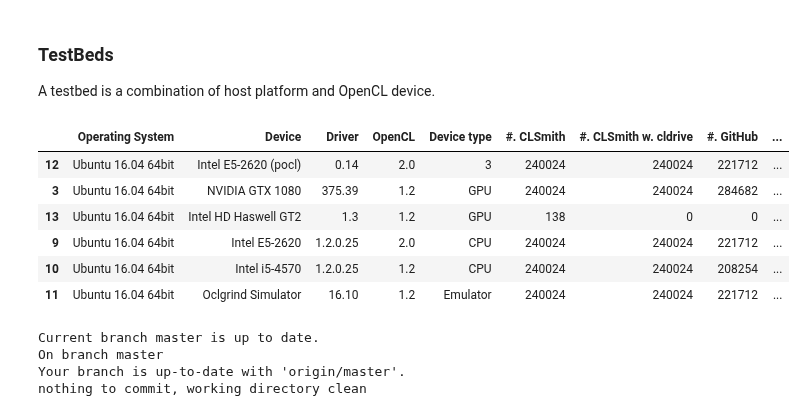
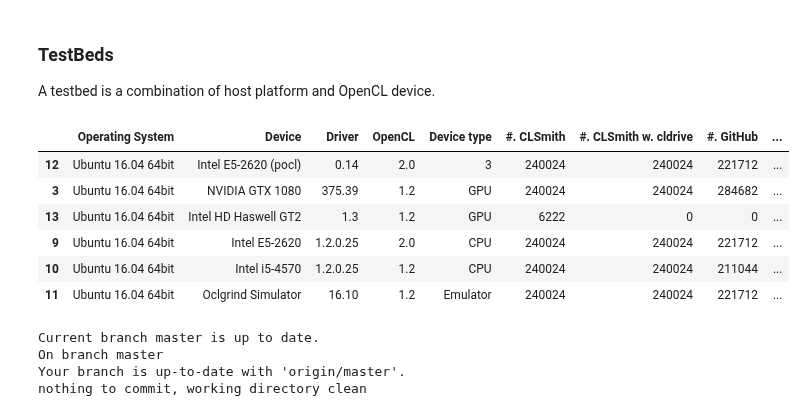
Before and after one commit to ChrisCummins/phd, a Jupyter notebook: difftest/Difftest Results.ipynb, the cells around one changed output. Saved outputs shown, nothing was run; the diff lists cells and outputs as text; code cells hidden in the pictures.

```diff
--- a/difftest/Difftest Results.ipynb
+++ b/difftest/Difftest Results.ipynb
@@ -43,43 +45,26 @@ overview
 A testbed is a combination of host platform and OpenCL device.
 # %%
 import sqlalchemy as sql
-
-DEVICES = {  # shorthand device names
-    "GeForce GTX 1080": "NVIDIA GTX 1080",
-    "Intel(R) Xeon(R) CPU E5-2620 v4 @ 2.10GHz": "Intel E5-2620",
-    "Olcgrind Simulator": "Oclgrind",
-    "pthread-Intel(R) Xeon(R) CPU E5-2620 v4 @ 2.10GHz": "Intel E5-2620 (pocl)",
-    "Intel(R) Core(TM) i5-4570 CPU @ 3.20GHz": "Intel i5-4570",
-    'Intel(R) HD Graphics Haswell GT2 Desktop': 'Intel HD Haswell GT2',
-}
-
-DRIVERS = {
-    "Oclgrind 16.10": "16.10",
-}
-
-PLATFORMS = {
-    "Portable Computing Language": "POCL",
-}
 
 q = session.query(Testbed).order_by(sql.func.field(Testbed.devtype, 'GPU', 'CPU', 'Emulator'))
 
 data = []
 for testbed in q:
     data.append(
         (testbed.id, [
             testbed.host, DEVICES.get(testbed.device, testbed.device),
             DRIVERS.get(testbed.driver, testbed.driver), testbed.opencl, testbed.devtype] +
          [session.query(t.testbed).filter(t.testbed == testbed).count() for t in TABLES]))
 i, d = zip(*data)
 testbeds = pd.DataFrame(list(d), index=i, columns=["Operating System", "Device", "Driver", "OpenCL", "Device type"] + [f"#. {t}" for t in TABLE_NAMES])
 testbeds
 # %% [output]
 |  | Operating System | Device | Driver | OpenCL | Device type | #. CLSmith | #. CLSmith w. cldrive | #. GitHub | ... |
 | 12 | Ubuntu 16.04 64bit | Intel E5-2620 (pocl) | 0.14 | 2.0 | 3 | 240024 | 240024 | 221712 | ... |
 | 3 | Ubuntu 16.04 64bit | NVIDIA GTX 1080 | 375.39 | 1.2 | GPU | 240024 | 240024 | 284682 | ... |
-| 13 | Ubuntu 16.04 64bit | Intel HD Haswell GT2 | 1.3 | 1.2 | GPU | 138 | 0 | 0 | ... |
+| 13 | Ubuntu 16.04 64bit | Intel HD Haswell GT2 | 1.3 | 1.2 | GPU | 6222 | 0 | 0 | ... |
 | 9 | Ubuntu 16.04 64bit | Intel E5-2620 | 1.2.0.25 | 2.0 | CPU | 240024 | 240024 | 221712 | ... |
-| 10 | Ubuntu 16.04 64bit | Intel i5-4570 | 1.2.0.25 | 1.2 | CPU | 240024 | 240024 | 208254 | ... |
+| 10 | Ubuntu 16.04 64bit | Intel i5-4570 | 1.2.0.25 | 1.2 | CPU | 240024 | 240024 | 211044 | ... |
 | 11 | Ubuntu 16.04 64bit | Oclgrind Simulator | 16.10 | 1.2 | Emulator | 240024 | 240024 | 221712 | ... |
 # %%
 # push LaTex to Overleaf
```
Also changed, not shown: parts of 20 cells of this notebook, 3 other files.
